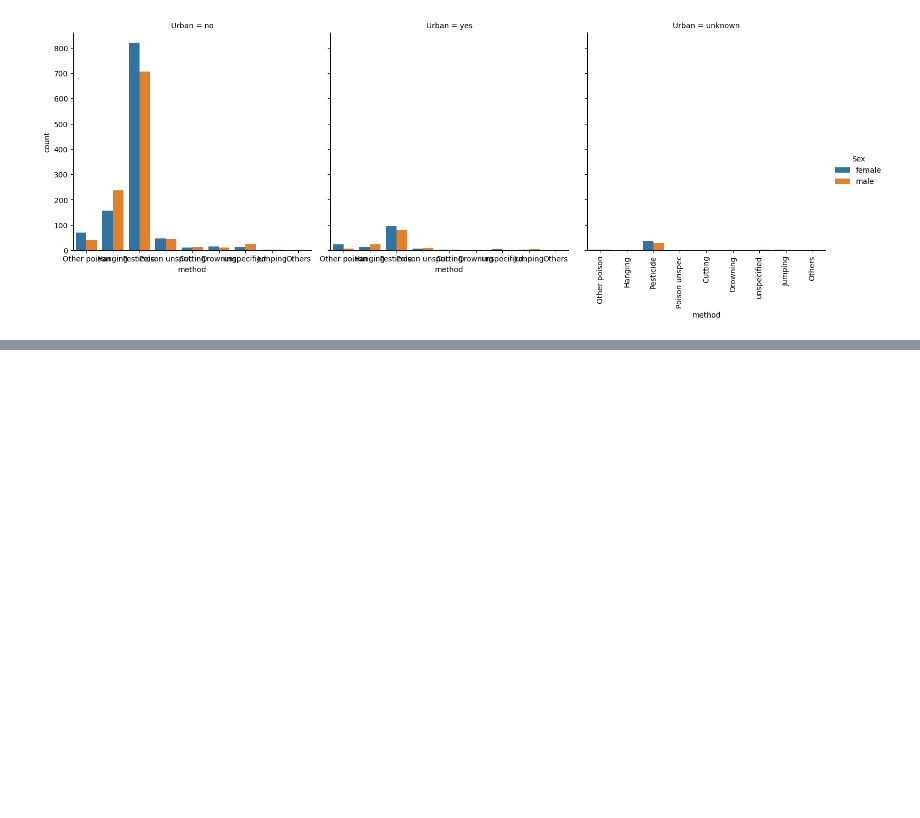
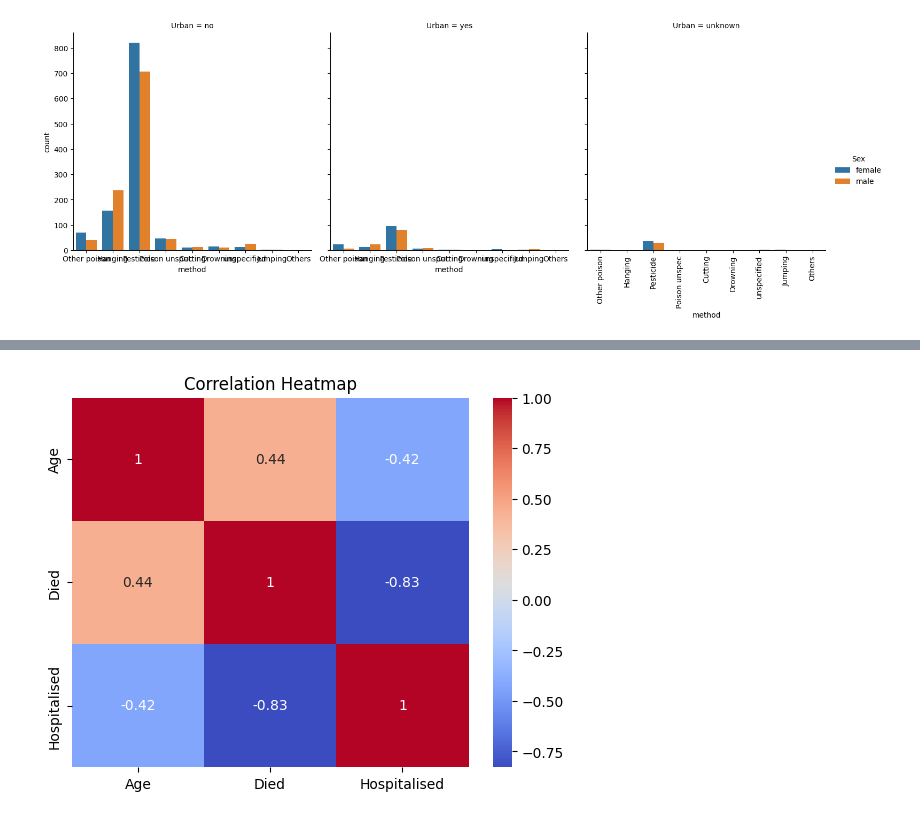
Before and after one commit to PSURI1894/EDA_22BDS0116, a Jupyter notebook: 22BDS0116.ipynb, the cells around one changed output, grey strips where cells are left out. Cells and saved outputs as stored; diff of their text form; code cells hidden in the pictures; blank space fills up the shorter version.

Commit message:
Created using Colab - New additions Having categorial columns, correlation heatmap and pairplot

```diff
--- a/22BDS0116.ipynb
+++ b/22BDS0116.ipynb
@@ -138,0 +162,11 @@ plt.show()
+# %%
+#Correlation Heatmap
+df_corr = df.copy()
+df_corr['Died'] = df_corr['Died'].map({'yes': 1, 'no': 0})
+df_corr['Hospitalised'] = df_corr['Hospitalised'].map({'yes': 1, 'no': 0})
+
+sns.heatmap(df_corr[['Age', 'Died', 'Hospitalised']].corr(), annot=True, cmap='coolwarm')
+plt.title("Correlation Heatmap")
+plt.show()
+# %% [output]
+[figure, added]
```
Also changed, not shown: parts of 2 cells of this notebook.
